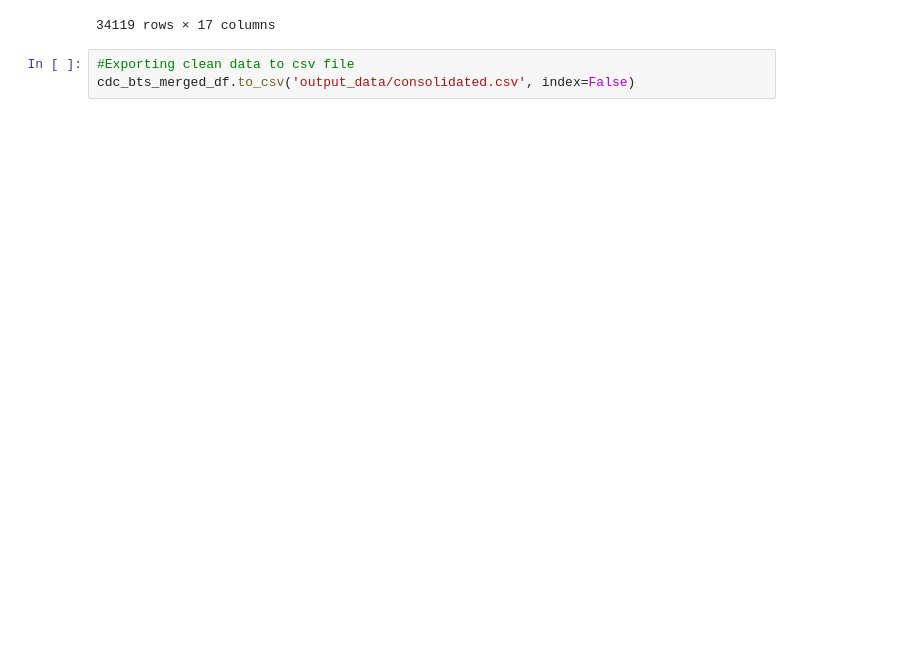
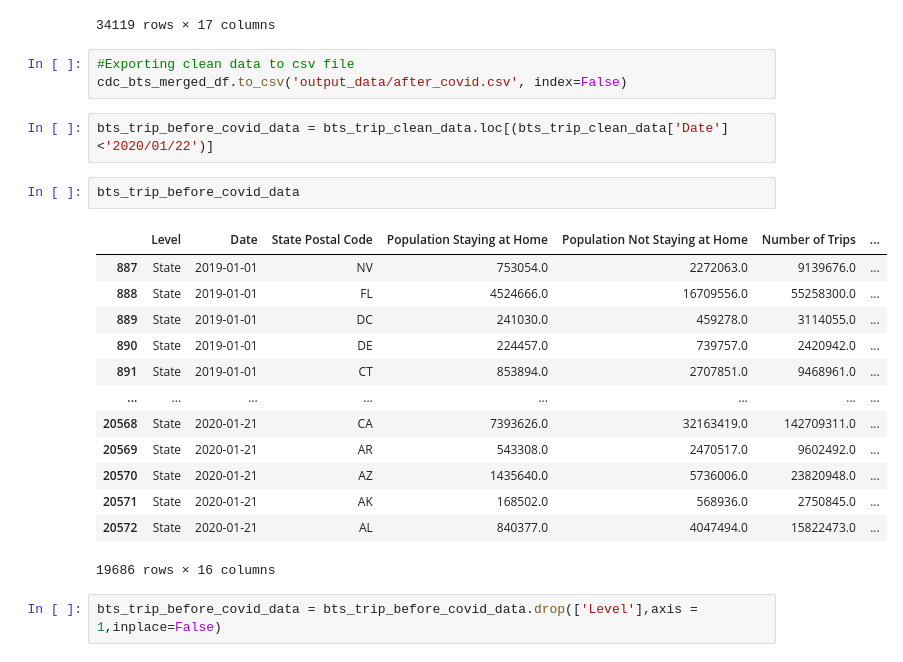
Before and after one commit to colinscampbell/project-1, a Jupyter notebook: data_exploration_cleanup.ipynb, the cells around one changed output. Drawn from its saved outputs; the diff is of its cells as text; blank space fills up the shorter version.

```diff
--- a/data_exploration_cleanup.ipynb
+++ b/data_exploration_cleanup.ipynb
@@ -199,4 +214,24 @@ cdc_bts_merged_df
 34119 rows × 17 columns
 # %%
 #Exporting clean data to csv file
-cdc_bts_merged_df.to_csv('output_data/consolidated.csv', index=False)
+cdc_bts_merged_df.to_csv('output_data/after_covid.csv', index=False)
+# %%
+bts_trip_before_covid_data = bts_trip_clean_data.loc[(bts_trip_clean_data['Date']<'2020/01/22')]
+# %%
+bts_trip_before_covid_data
+# %% [output]
+|  | Level | Date | State Postal Code | Population Staying at Home | Population Not Staying at Home | Number of Trips | ... |
+| 887 | State | 2019-01-01 | NV | 753054.0 | 2272063.0 | 9139676.0 | ... |
+| 888 | State | 2019-01-01 | FL | 4524666.0 | 16709556.0 | 55258300.0 | ... |
+| 889 | State | 2019-01-01 | DC | 241030.0 | 459278.0 | 3114055.0 | ... |
+| 890 | State | 2019-01-01 | DE | 224457.0 | 739757.0 | 2420942.0 | ... |
+| 891 | State | 2019-01-01 | CT | 853894.0 | 2707851.0 | 9468961.0 | ... |
+| ... | ... | ... | ... | ... | ... | ... | ... |
+| 20568 | State | 2020-01-21 | CA | 7393626.0 | 32163419.0 | 142709311.0 | ... |
+| 20569 | State | 2020-01-21 | AR | 543308.0 | 2470517.0 | 9602492.0 | ... |
+| 20570 | State | 2020-01-21 | AZ | 1435640.0 | 5736006.0 | 23820948.0 | ... |
+| 20571 | State | 2020-01-21 | AK | 168502.0 | 568936.0 | 2750845.0 | ... |
+| 20572 | State | 2020-01-21 | AL | 840377.0 | 4047494.0 | 15822473.0 | ... |
+19686 rows × 16 columns
+# %%
+bts_trip_before_covid_data = bts_trip_before_covid_data.drop(['Level'],axis = 1,inplace=False)
```
Also changed, not shown: parts of 6 cells of this notebook, 1 other file.
